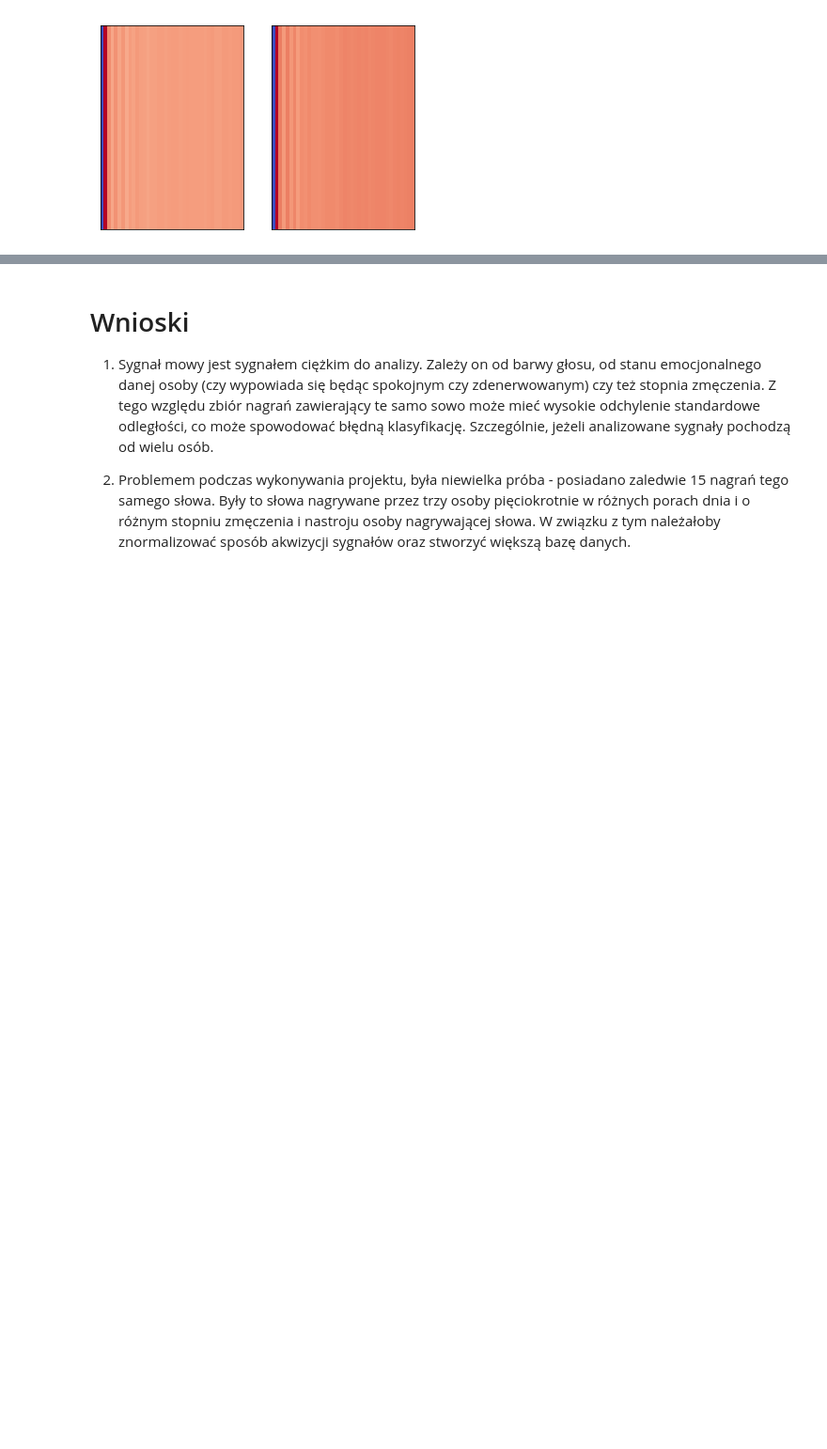
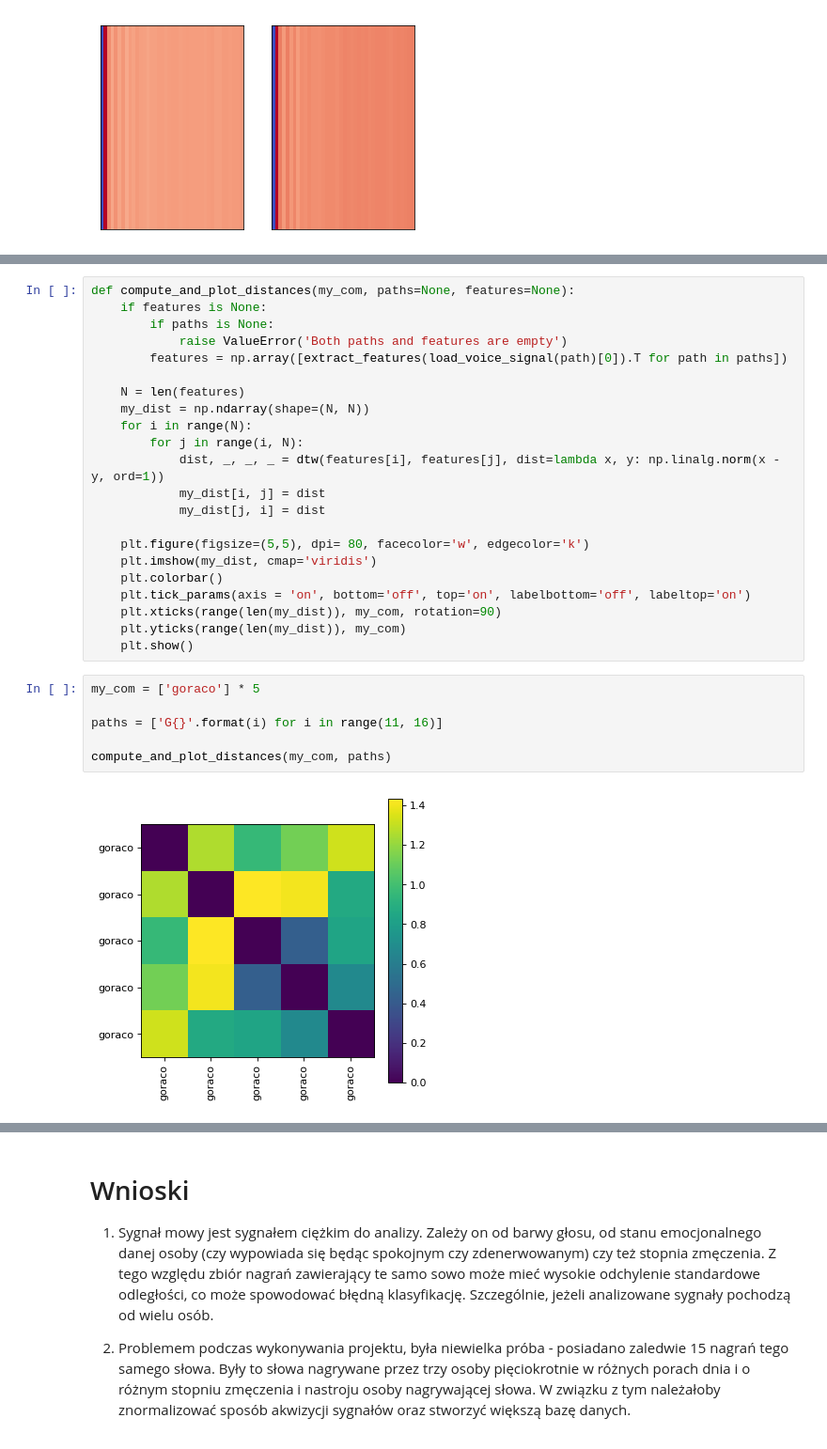
Before and after one commit to aleksandraszum/glosowemisie, a Jupyter notebook: Project.ipynb, the cells around one changed output, grey strips where cells are left out. Shown at 94% size. Drawn from its saved outputs; the diff is of its cells as text; blank space fills up the shorter version.

Commit message:
Add distances plots

```diff
--- a/Project.ipynb
+++ b/Project.ipynb
@@ -157,0 +163,30 @@ Różnica odległości między otwórz u tej samej osoby: 1.9417552141448073
+# %%
+def compute_and_plot_distances(my_com, paths=None, features=None):
+    if features is None:
+        if paths is None:
+            raise ValueError('Both paths and features are empty')
+        features = np.array([extract_features(load_voice_signal(path)[0]).T for path in paths])
+
+    N = len(features)
+    my_dist = np.ndarray(shape=(N, N))
+    for i in range(N):
+        for j in range(i, N):
+            dist, _, _, _ = dtw(features[i], features[j], dist=lambda x, y: np.linalg.norm(x - y, ord=1))
+            my_dist[i, j] = dist
+            my_dist[j, i] = dist
+
+    plt.figure(figsize=(5,5), dpi= 80, facecolor='w', edgecolor='k')
+    plt.imshow(my_dist, cmap='viridis')
+    plt.colorbar()
+    plt.tick_params(axis = 'on', bottom='off', top='on', labelbottom='off', labeltop='on')
+    plt.xticks(range(len(my_dist)), my_com, rotation=90)
+    plt.yticks(range(len(my_dist)), my_com)
+    plt.show()
+# %%
+my_com = ['goraco'] * 5
+
+paths = ['G{}'.format(i) for i in range(11, 16)]
+
+compute_and_plot_distances(my_com, paths)
+# %% [output]
+[figure, added]
```
Also changed, not shown: parts of 14 cells of this notebook.
